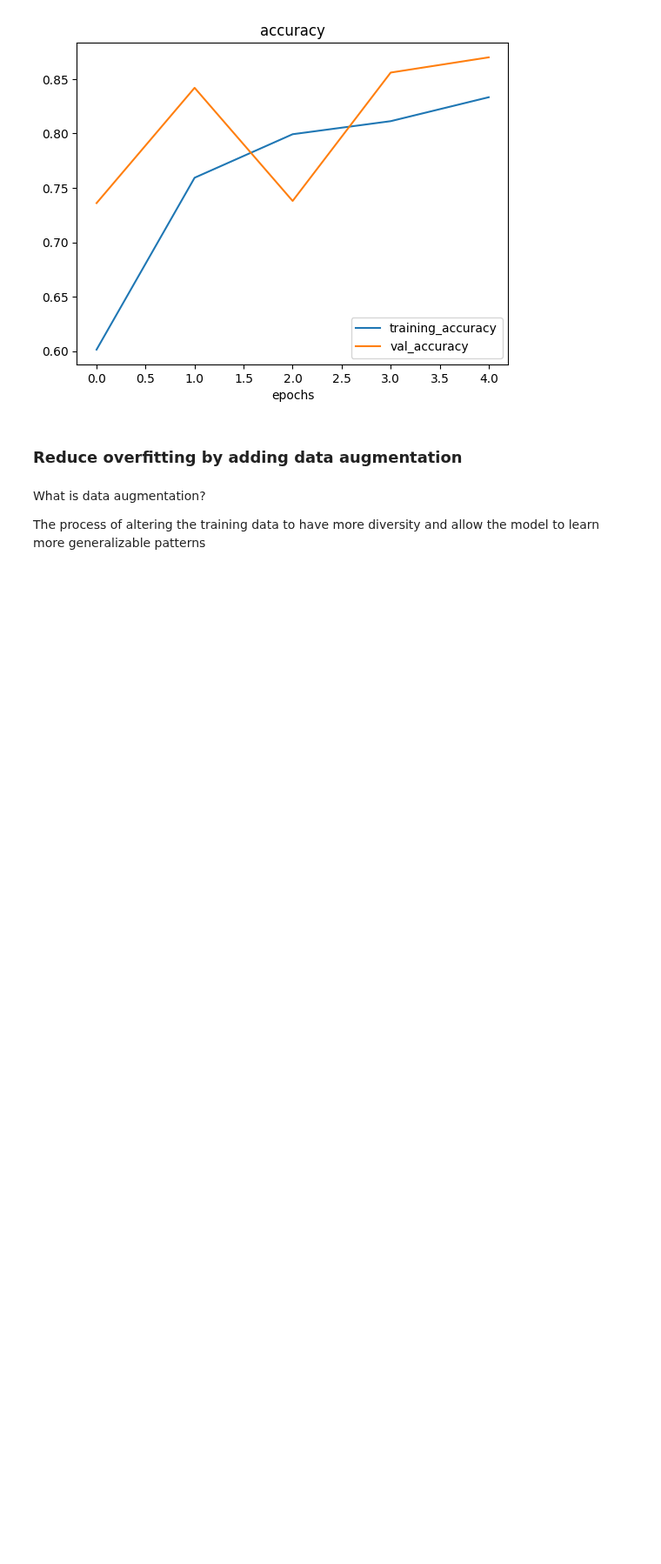
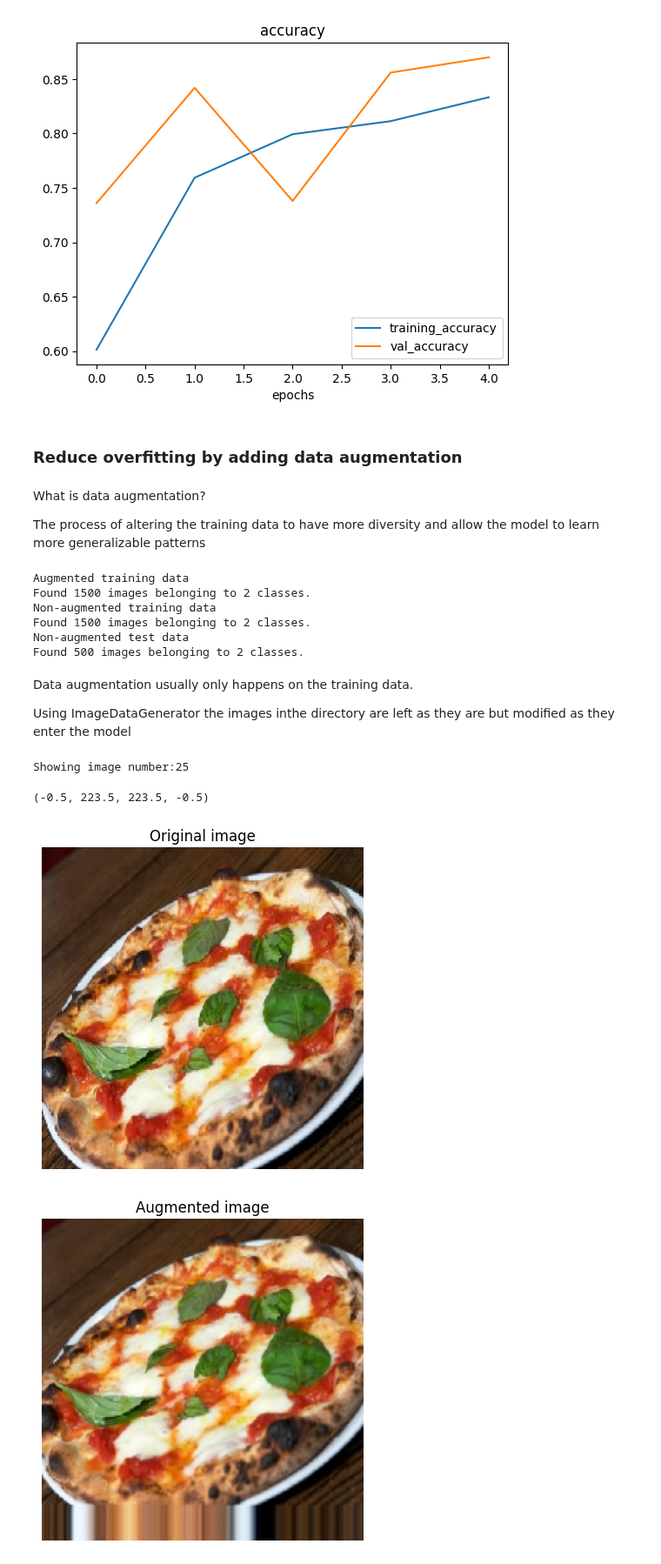
Before and after one commit to kacper-dobrow/tensorflow-course, a Jupyter notebook: 03_introduction_to_CNN_and_computer_vision.ipynb, the cells around one changed output. Shown at 87% size. Cells and saved outputs as stored; diff of their text form; code cells hidden in the pictures; blank space fills up the shorter version.

```diff
--- a/03_introduction_to_CNN_and_computer_vision.ipynb
+++ b/03_introduction_to_CNN_and_computer_vision.ipynb
@@ -654,11 +654,11 @@ plot_loss_curves(history_5)
 # %%
 # Create ImageDataGenerator training instance with data augmentation
 train_datagen_augmented = ImageDataGenerator(rescale = 1./255.,
-                                             rotation_range = 0.2,
+                                             rotation_range = 1,
                                              shear_range = 0.2,
                                              zoom_range = 0.2,
-                                             width_shift_range = 0.2,
-                                             height_shift_range = 0.3,
+                                             width_shift_range = 0.1,
+                                             height_shift_range = 0.1,
                                              horizontal_flip = True)
 
 train_datagen = ImageDataGenerator(rescale = 1./255.)
@@ -667,3 +667,52 @@ test_datagen = ImageDataGenerator(rescale = 1./255.)
 What is data augmentation?
 
 The process of altering the training data to have more diversity and allow the model to learn more generalizable patterns
+# %%
+# Import data and augment it from training directory
+print('Augmented training data')
+train_data_augmented = train_datagen_augmented.flow_from_directory(train_dir,
+                                                                   target_size = (224, 224),
+                                                                   class_mode = 'binary',
+                                                                   shuffle = False) # for demonstration only
+
+print('Non-augmented training data')
+train_data = train_datagen.flow_from_directory(directory = train_dir,
+                                               target_size = (224,224),
+                                               class_mode = 'binary',
+                                               shuffle = False)
+print('Non-augmented test data')
+test_data = test_datagen.flow_from_directory(directory = test_dir,
+                                               target_size = (224,224),
+                                               class_mode = 'binary')
+# %% [output]
+Augmented training data
+Found 1500 images belonging to 2 classes.
+Non-augmented training data
+Found 1500 images belonging to 2 classes.
+Non-augmented test data
+Found 500 images belonging to 2 classes.
+# %% [markdown]
+Data augmentation usually only happens on the training data.
+
+Using ImageDataGenerator the images inthe directory are left as they are but modified as they enter the model
+# %%
+# get sample augmented data batches
+images, labels = train_data.next()
+images_augmented, labels_augmented = train_data_augmented.next()
+# %%
+# Show the original image and the augmented one
+import random
+random_number = random.randint(0,32)
+print(f'Showing image number:{random_number}')
+plt.imshow(images[random_number])
+plt.title('Original image')
+plt.axis(False)
+plt.figure()
+plt.imshow(images_augmented[random_number])
+plt.title('Augmented image')
+plt.axis(False)
+# %% [output]
+Showing image number:25
+(-0.5, 223.5, 223.5, -0.5)
+[figure, added]
+[figure, added]
```
Also changed, not shown: parts of 2 cells of this notebook.
